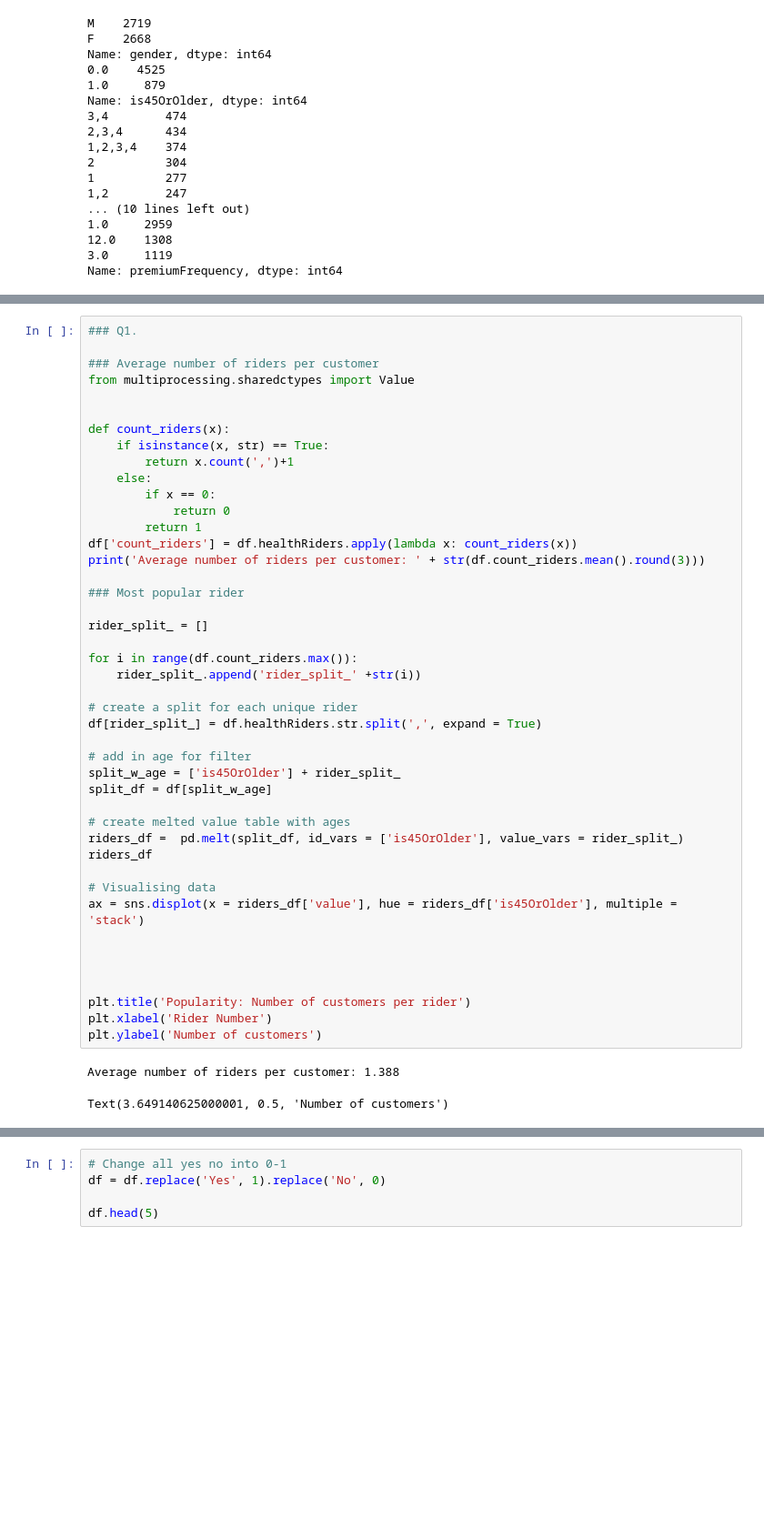
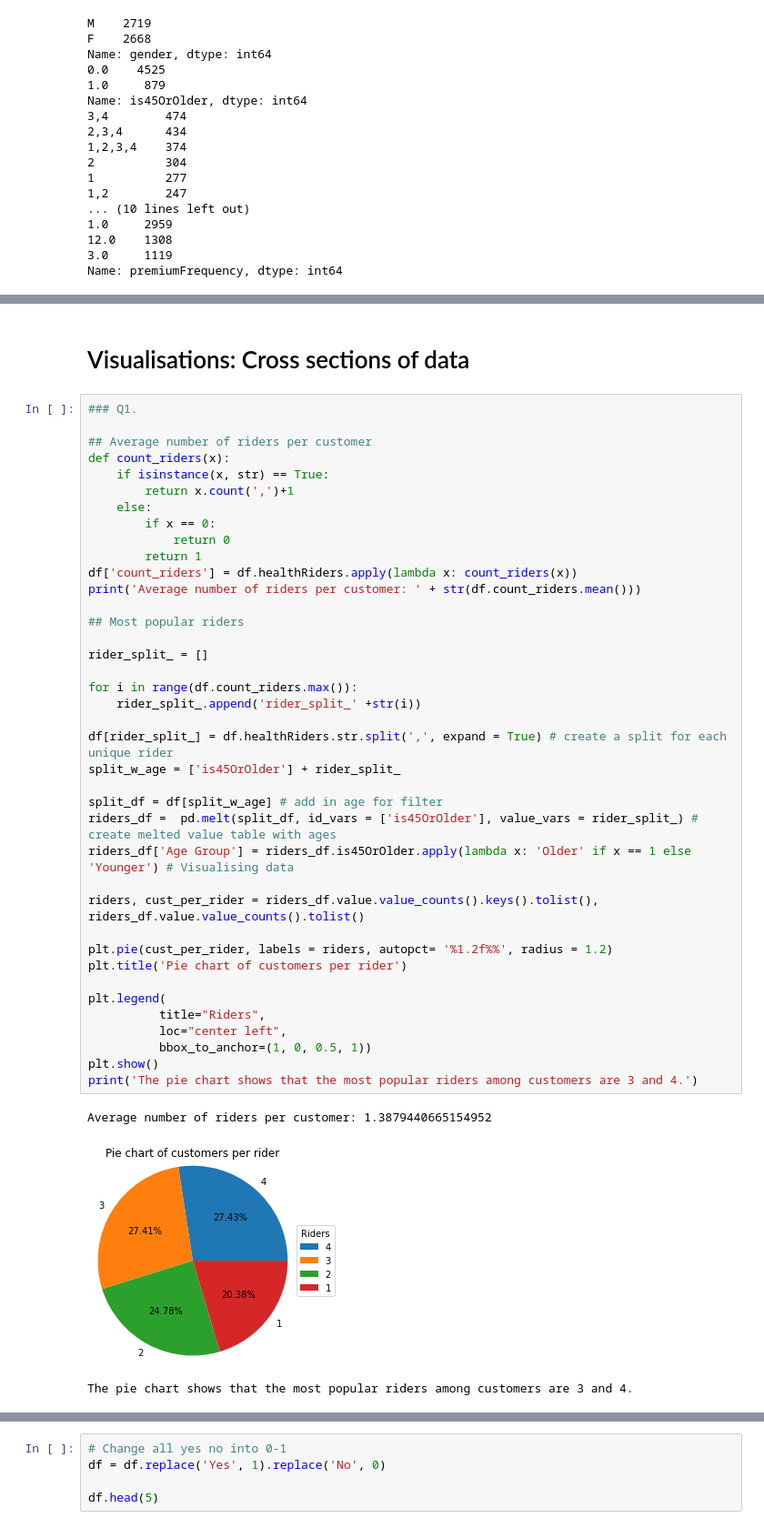
Before and after one commit to Tat-sheng/govtech_vica, a Jupyter notebook: VICA_tatsheng.ipynb, the cells around one changed output, grey strips where cells are left out. Shown at 91% size. Saved outputs shown, nothing was run; the diff lists cells and outputs as text; blank space fills up the shorter version.

Commit message:
complete visualisations

```diff
--- a/VICA_tatsheng.ipynb
+++ b/VICA_tatsheng.ipynb
@@ -110,47 +96,45 @@ df.head(20)
+# %% [markdown]
+# Visualisations: Cross sections of data
 # %%
 ### Q1.
 
-### Average number of riders per customer
-from multiprocessing.sharedctypes import Value
-
-
+## Average number of riders per customer
 def count_riders(x):
     if isinstance(x, str) == True:
         return x.count(',')+1
     else:
         if x == 0:
             return 0
         return 1
 df['count_riders'] = df.healthRiders.apply(lambda x: count_riders(x))
-print('Average number of riders per customer: ' + str(df.count_riders.mean().round(3)))
+print('Average number of riders per customer: ' + str(df.count_riders.mean()))
 
-### Most popular rider
+## Most popular riders
 
 rider_split_ = []
 
 for i in range(df.count_riders.max()):
     rider_split_.append('rider_split_' +str(i))
 
-# create a split for each unique rider
-df[rider_split_] = df.healthRiders.str.split(',', expand = True)
+df[rider_split_] = df.healthRiders.str.split(',', expand = True) # create a split for each unique rider
+split_w_age = ['is45OrOlder'] + rider_split_
 
-# add in age for filter
-split_w_age = ['is45OrOlder'] + rider_split_
-split_df = df[split_w_age]
+split_df = df[split_w_age] # add in age for filter
+riders_df =  pd.melt(split_df, id_vars = ['is45OrOlder'], value_vars = rider_split_) # create melted value table with ages
+riders_df['Age Group'] = riders_df.is45OrOlder.apply(lambda x: 'Older' if x == 1 else 'Younger') # Visualising data
 
-# create melted value table with ages
-riders_df =  pd.melt(split_df, id_vars = ['is45OrOlder'], value_vars = rider_split_)
-riders_df
+riders, cust_per_rider = riders_df.value.value_counts().keys().tolist(), riders_df.value.value_counts().tolist()
 
-# Visualising data
-ax = sns.displot(x = riders_df['value'], hue = riders_df['is45OrOlder'], multiple = 'stack')
+plt.pie(cust_per_rider, labels = riders, autopct= '%1.2f%%', radius = 1.2)
+plt.title('Pie chart of customers per rider')
 
-
-
-
-plt.title('Popularity: Number of customers per rider')
-plt.xlabel('Rider Number')
-plt.ylabel('Number of customers')
+plt.legend(
+          title="Riders",
+          loc="center left",
+          bbox_to_anchor=(1, 0, 0.5, 1))
+plt.show()
+print('The pie chart shows that the most popular riders among customers are 3 and 4.')
 # %% [output]
-Average number of riders per customer: 1.388
+Average number of riders per customer: 1.3879440665154952
+[figure, new version]
-Text(3.649140625000001, 0.5, 'Number of customers')
+The pie chart shows that the most popular riders among customers are 3 and 4.
```
Also changed, not shown: parts of 5 cells of this notebook.
